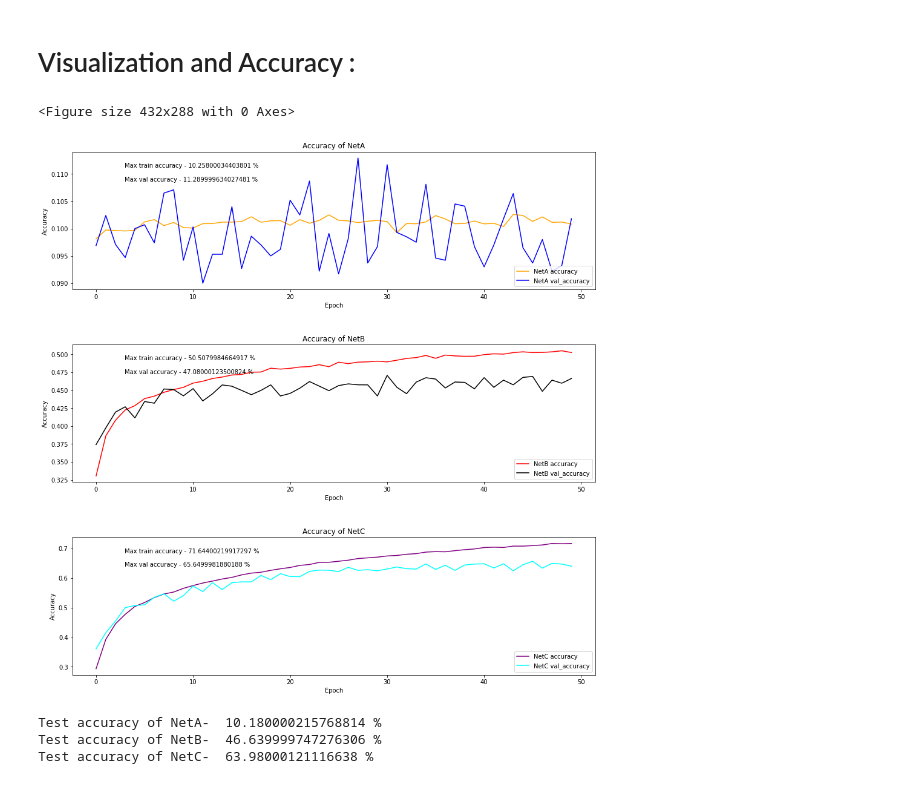
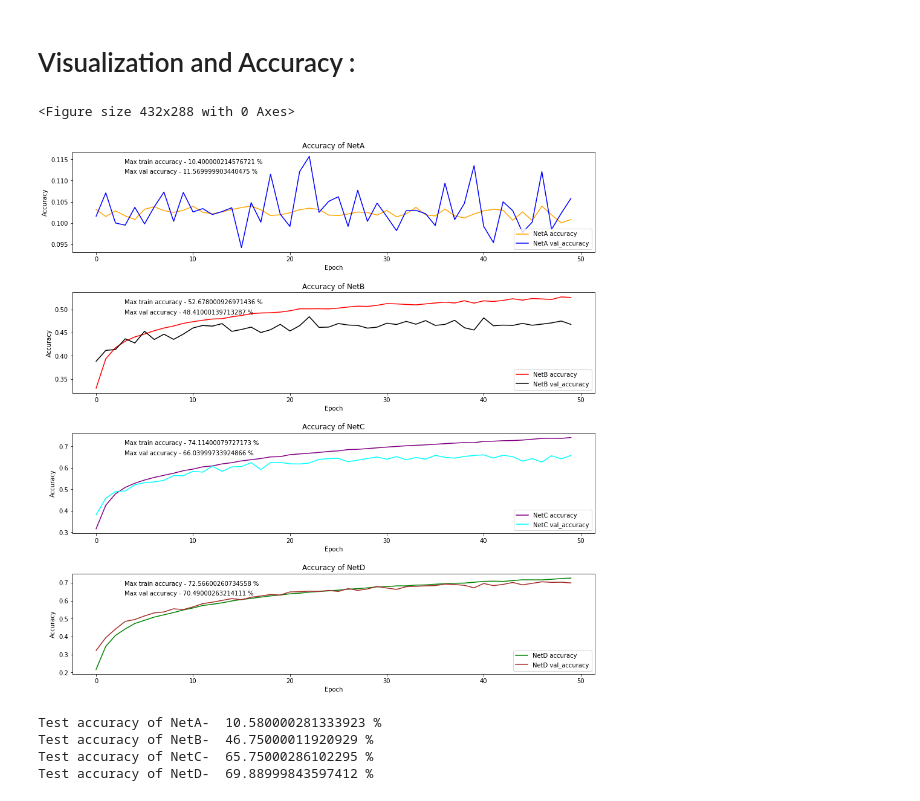
Before and after one commit to gdscjgec/ML-Gallery, a Jupyter notebook: Convolutional Neural Network/ANN_vs_CNN.ipynb, the cells around one changed output. Drawn from its saved outputs; the diff is of its cells as text; code cells hidden in the pictures.

```diff
--- a/Convolutional Neural Network/ANN_vs_CNN.ipynb
+++ b/Convolutional Neural Network/ANN_vs_CNN.ipynb
@@ -103,3 +115,27 @@ class NetC:
+# %%
+class NetD:
+
+    def net(self,x,y,tx,ty):
+      model = models.Sequential()
+      model.add(layers.Conv2D(32 , (5,5), activation='relu', input_shape=(32,32,3),padding="same"))
+      model.add(layers.MaxPooling2D((2,2),strides=2))
+      model.add(layers.Conv2D(64 , (4,4), activation='relu'))
+      model.add(layers.MaxPooling2D((2,2),strides=2))
+      model.add(layers.Dropout(0.2))
+      model.add(layers.Flatten())
+      model.add(layers.Dense(512))
+      model.add(layers.Dense(10,activation="softmax"))
+      model.summary()
+
+      model.compile(optimizer=tf.keras.optimizers.SGD(learning_rate=0.009),
+              loss=tf.keras.losses.SparseCategoricalCrossentropy(),
+              metrics=['accuracy'])
+
+      history = model.fit(x, y, epochs=50, batch_size=100,
+                    validation_data=(tx, ty))
+      acc = model.evaluate(tx, ty)
+      y_pred= model.predict(tx)
+      return y_pred,history,acc
 # %%
 predA,hisA,aacA=NetA().net(train_images,train_labels,test_images,test_labels)
 
@@ -108,4 +144,7 @@ predB,hisB,accB=NetB().net(train_images,train_labels,test_images,test_labels)
 
 
 predC,hisC,accC=NetC().net(train_images,train_labels,test_images,test_labels)
+
+
+predD,hisD,accD=NetD().net(train_images,train_labels,test_images,test_labels)
 # %% [output]
@@ -236,20 +286,25 @@ maxB=sorted(hisB.history['accuracy'],reverse=True)
 acrB=str(maxB[0]*100)
 maxC=sorted(hisC.history['accuracy'],reverse=True)
 acrC=str(maxC[0]*100)
+maxD=sorted(hisD.history['accuracy'],reverse=True)
+acrD=str(maxD[0]*100)
+maxE=sorted(hisE.history['accuracy'],reverse=True)
+acrE=str(maxE[0]*100)
 maxAV=sorted(hisA.history['val_accuracy'],reverse=True)
 acrAV=str(maxAV[0]*100)
 maxBV=sorted(hisB.history['val_accuracy'],reverse=True)
 acrBV=str(maxBV[0]*100)
 maxCV=sorted(hisC.history['val_accuracy'],reverse=True)
 acrCV=str(maxCV[0]*100)
-
+maxDV=sorted(hisD.history['val_accuracy'],reverse=True)
+acrDV=str(maxDV[0]*100)
 plt.subplots_adjust(left=0.1,
                     bottom=0.1,
                     right=0.9,
                     top=0.9,
                     wspace=0.4,
                     hspace=0.4)
-fig, axs = plt.subplots(3, 1,figsize=(15,15))
+fig, axs = plt.subplots(4, 1,figsize=(15,15))
 axs[0].set_title("Accuracy of NetA")
 axs[0].plot(hisA.history['accuracy'], label='NetA accuracy',color='orange')
 axs[0].plot(hisA.history['val_accuracy'], label = 'NetA val_accuracy',color='blue')
@@ -259,34 +314,44 @@ axs[0].legend(loc='lower right')
 axs[0].text(0.1,0.9,'Max train accuracy - '+acrA+' %', verticalalignment='center', transform=axs[0].transAxes)
 axs[0].text(0.1,0.8,'Max val accuracy - '+acrAV+' %', verticalalignment='center', transform=axs[0].transAxes)
 axs[1].set_title("Accuracy of NetB")
 axs[1].plot(hisB.history['accuracy'], label='NetB accuracy',color='red')
 axs[1].plot(hisB.history['val_accuracy'], label = 'NetB val_accuracy',color='black')
 axs[1].set_xlabel('Epoch')
 axs[1].set_ylabel('Accuracy')
 axs[1].legend(loc='lower right')
 axs[1].text(0.1,0.9,'Max train accuracy - '+acrB+' %', verticalalignment='center', transform=axs[1].transAxes)
 axs[1].text(0.1,0.8,'Max val accuracy - '+acrBV+' %', verticalalignment='center', transform=axs[1].transAxes)
 axs[2].set_title("Accuracy of NetC")
 axs[2].plot(hisC.history['accuracy'], label='NetC accuracy',color='purple')
 axs[2].plot(hisC.history['val_accuracy'], label = 'NetC val_accuracy',color='cyan')
 axs[2].set_xlabel('Epoch')
 axs[2].set_ylabel('Accuracy')
 axs[2].legend(loc='lower right')
 axs[2].text(0.1,0.9,'Max train accuracy - '+acrC+' %', verticalalignment='center', transform=axs[2].transAxes)
 axs[2].text(0.1,0.8,'Max val accuracy - '+acrCV+' %', verticalalignment='center', transform=axs[2].transAxes)
+axs[3].set_title("Accuracy of NetD")
+axs[3].plot(hisD.history['accuracy'], label='NetD accuracy',color='green')
+axs[3].plot(hisD.history['val_accuracy'], label = 'NetD val_accuracy',color='brown')
+axs[3].set_xlabel('Epoch')
+axs[3].set_ylabel('Accuracy')
+axs[3].legend(loc='lower right')
+axs[3].text(0.1,0.9,'Max train accuracy - '+acrD+' %', verticalalignment='center', transform=axs[3].transAxes)
+axs[3].text(0.1,0.8,'Max val accuracy - '+acrDV+' %', verticalalignment='center', transform=axs[3].transAxes)
 plt.subplots_adjust(left=0.1,
                     bottom=0.1,
                     right=0.9,
                     top=0.9,
                     wspace=0.4,
                     hspace=0.4)
 plt.show()
 print("Test accuracy of NetA- ",aacA[1]*100,"%")
 print("Test accuracy of NetB- ",accB[1]*100,"%")
 print("Test accuracy of NetC- ",accC[1]*100,"%")
+print("Test accuracy of NetD- ",accD[1]*100,"%")
 # %% [output]
 <Figure size 432x288 with 0 Axes>
-[figure, old version]
+[figure, new version]
-Test accuracy of NetA-  10.180000215768814 %
-Test accuracy of NetB-  46.639999747276306 %
-Test accuracy of NetC-  63.98000121116638 %
+Test accuracy of NetA-  10.580000281333923 %
+Test accuracy of NetB-  46.75000011920929 %
+Test accuracy of NetC-  65.75000286102295 %
+Test accuracy of NetD-  69.88999843597412 %
```
Also changed, not shown: parts of 9 cells of this notebook, 2 other files.
